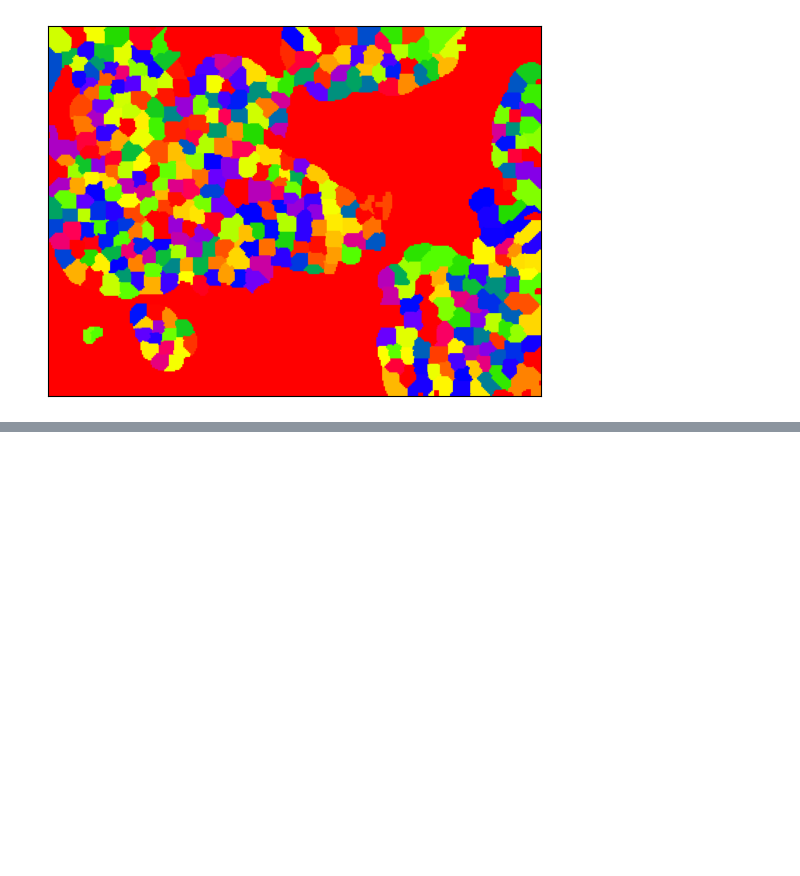
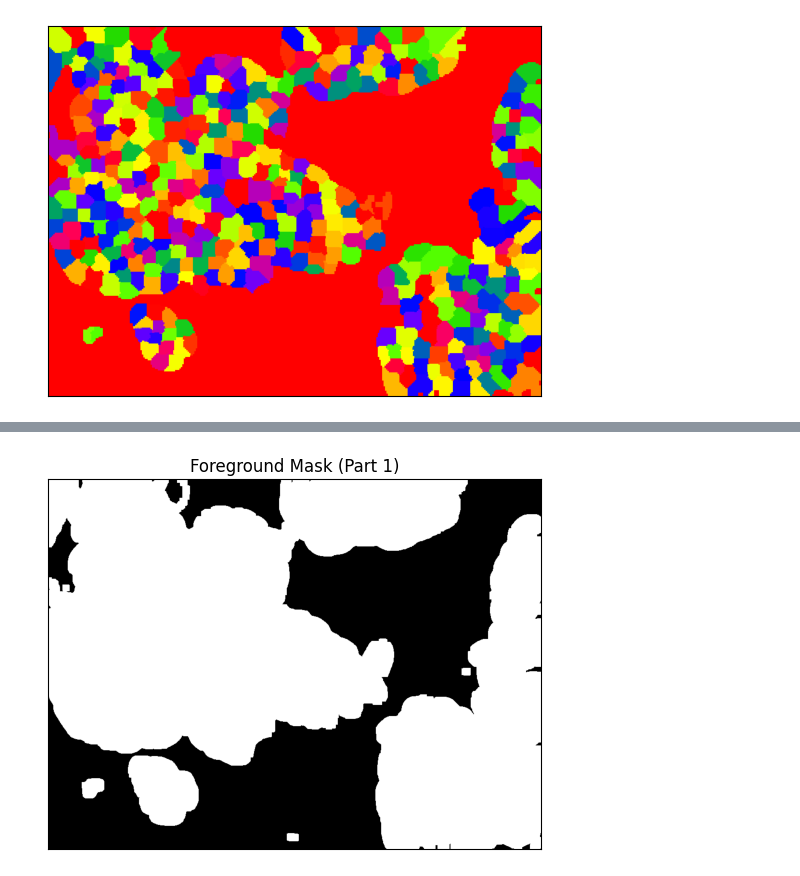
Before and after one commit to bbirol21/HW1, a Jupyter notebook: main.ipynb, the cells around one changed output, grey strips where cells are left out. Saved outputs shown, nothing was run; the diff lists cells and outputs as text; code cells hidden in the pictures; blank space fills up the shorter version.

```diff
--- a/main.ipynb
+++ b/main.ipynb
@@ -334,59 +335,73 @@ import copy
 from skimage.feature import peak_local_max
 
 # Part 1: ObtainForegroundMask function
+import cv2
+import numpy as np
+import scipy.ndimage as sn
+
 def ObtainForegroundMask(image_path):
     """
-    This function takes an image path as input, processes the image,
-    and returns the foreground mask using thresholding, morphological operations, and other filters.
+    This function takes an image path as input, processes the image to segment the foreground
+    and returns the foreground mask using thresholding and morphological operations.
     """
-    img = cv2.imread(image_path, 2)
-    dst = cv2.fastNlMeansDenoising(img, None, 3, 7, 21)
-    dst = Image.fromarray(dst)
-    contrast = ImageEnhance.Contrast(dst)
-    dst = contrast.enhance(1.5)
-    dst = np.asarray(dst)
-    dst2 = cv2.GaussianBlur(dst, (3, 3), 0)
+    # Read the image in grayscale
+    image = cv2.imread(image_path, cv2.IMREAD_GRAYSCALE)
 
-    # Thresholding and morphological operations
-    _, mask = cv2.threshold(dst2, 0, 255, cv2.THRESH_BINARY + cv2.THRESH_OTSU)
-    kernel = np.ones((15, 15), np.uint8)
-    mask = cv2.morphologyEx(mask, cv2.MORPH_CLOSE, kernel)
-    kernel = np.ones((5, 5), np.uint8)
-    mask = cv2.dilate(mask, kernel)
-    mask = sn.binary_fill_holes(mask).astype('uint8')
-    kernel = np.ones((9, 9), np.uint8)
-    mask = cv2.morphologyEx(mask, cv2.MORPH_OPEN, kernel)
-    kernel = np.ones((11, 11), np.uint8)
-    mask = cv2.morphologyEx(mask, cv2.MORPH_CLOSE, kernel)
+    # Apply Gaussian blur to reduce noise
+    blurred_image = cv2.GaussianBlur(image, (5, 5), 0)
 
-    return mask
+    # Use Otsu's method for automatic thresholding to separate foreground from background
+    _, foreground_mask = cv2.threshold(blurred_image, 0, 255, cv2.THRESH_BINARY + cv2.THRESH_OTSU)
 
-# Part 2: FindCellLocations function
+    # Apply morphological closing (dilation followed by erosion) to fill gaps
+    kernel = np.ones((7, 7), np.uint8)
+    foreground_mask = cv2.morphologyEx(foreground_mask, cv2.MORPH_CLOSE, kernel)
+
+    # Apply dilation to expand the foreground regions (optional step for better segmentation)
+    foreground_mask = cv2.dilate(foreground_mask, kernel, iterations=2)
+
+    # Fill holes in the mask to ensure complete foreground segmentation
+    foreground_mask = sn.binary_fill_holes(foreground_mask).astype(np.uint8)
+
+    return foreground_mask
+
+
+import cv2
+import numpy as np
+from skimage.feature import peak_local_max
+
 def FindCellLocations(image_path, foreground_mask):
     """
-    This function takes the RGB image path and the foreground mask,
-    and returns the approximate cell locations using a distance transform approach.
+    This function takes the grayscale image path and the foreground mask,
+    and returns the approximate locations of cells using a distance transform approach.
     """
-    img = cv2.imread(image_path, 2)
-    dst = cv2.fastNlMeansDenoising(img, None, 3, 7, 21)
-    dst2 = cv2.GaussianBlur(dst, (3, 3), 0)
+    # Read the grayscale image
+    gray_image = cv2.imread(image_path, cv2.IMREAD_GRAYSCALE)
 
-    # Apply thresholding to isolate foreground regions
-    dst2[dst2 > 195] = 255
-    dst2[dst2 <= 195] = 0
+    # Apply Gaussian blur to reduce noise in the image
+    blurred_image = cv2.GaussianBlur(gray_image, (3, 3), 0)
 
-    kernel = np.ones((3, 3), np.uint8)
-    erosion = cv2.erode(dst2, kernel)
-    new = copy.deepcopy(foreground_mask)
+    # Threshold the image to isolate potential foreground regions
+    _, thresholded_image = cv2.threshold(blurred_image, 195, 255, cv2.THRESH_BINARY)
 
-    # Remove foreground regions outside the eroded mask
-    new[erosion == 255] = 0
+    # Erode the thresholded image to remove small unwanted regions
+    eroded_image = cv2.erode(thresholded_image, np.ones((3, 3), np.uint8))
 
-    dist = cv2.distanceTransform(new, cv2.DIST_L2, 3)
-    cv2.normalize(dist, dist, 0, 1.0, cv2.NORM_MINMAX)
-    coordinates = peak_local_max(dist, min_distance=14)
+    # Remove regions outside the foreground mask by setting them to zero
+    foreground_mask_copy = foreground_mask.copy()
+    foreground_mask_copy[eroded_image == 255] = 0
 
-    return coordinates
+    # Perform distance transform to highlight areas closer to foreground objects
+    distance_transform = cv2.distanceTransform(foreground_mask_copy, cv2.DIST_L2, 5)
+
+    # Normalize the distance transform for better contrast
+    cv2.normalize(distance_transform, distance_transform, 0, 1.0, cv2.NORM_MINMAX)
+
+    # Find local maxima in the distance transform (cell locations)
+    cell_locations = peak_local_max(distance_transform, min_distance=14)
+
+    return cell_locations
+
 
 # Part 3: FindCellBoundaries function
 def neighbors(coor, cell):
@@ -541,3 +556,4 @@ plt.imshow(segmentation_map, cmap='prism')
 plt.title("Segmentation Map (Part 3)")
 plt.xticks([]), plt.yticks([])  # Hide ticks
 plt.show()
+# %% [output]
@@ -543,0 +564 @@ plt.show()
+[figure, added]
```
Also changed, not shown: parts of 2 cells of this notebook.
